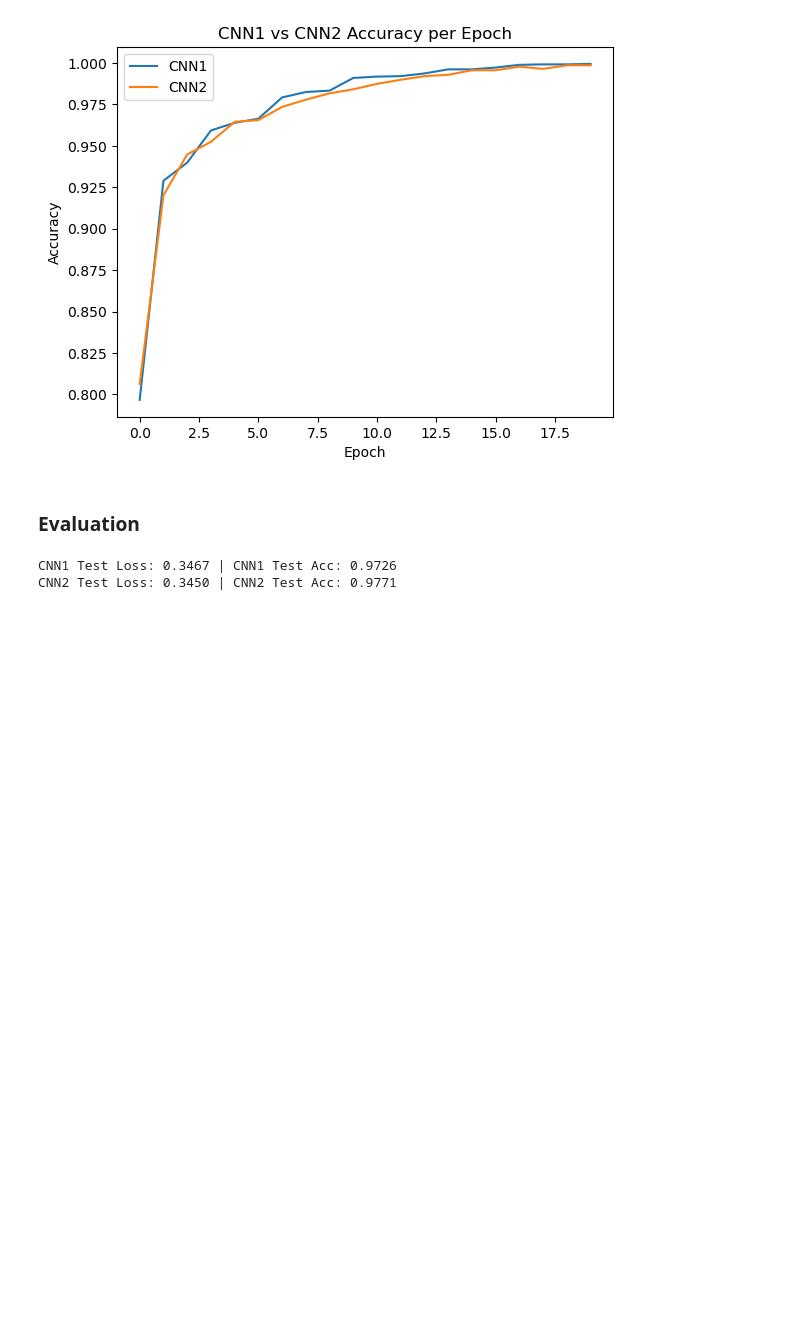
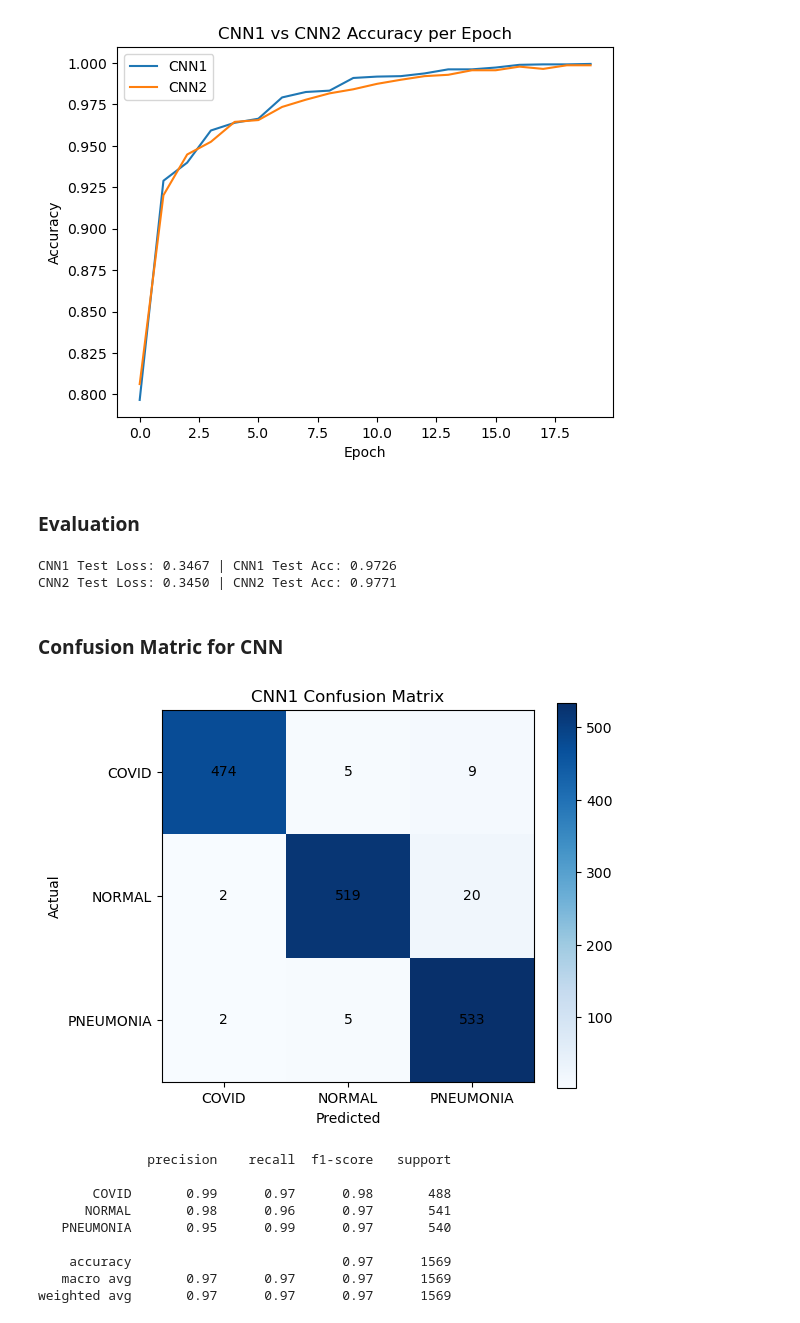
Before and after one commit to Hershykhehra1/ChestXrayImages, a Jupyter notebook: main.ipynb, the cells around one changed output. Saved outputs shown, nothing was run; the diff lists cells and outputs as text; code cells hidden in the pictures; blank space fills up the shorter version.

```diff
--- a/main.ipynb
+++ b/main.ipynb
@@ -510,3 +597,48 @@ print(f"CNN2 Test Loss: {cnn2TestMetrics['loss']:.4f} | CNN2 Test Acc: {cnn2Test
 # %% [output]
 CNN1 Test Loss: 0.3467 | CNN1 Test Acc: 0.9726
 CNN2 Test Loss: 0.3450 | CNN2 Test Acc: 0.9771
+# %% [markdown]
+### Confusion Matric for CNN
+# %%
+allPreds  = []
+allLabels = []
+
+cnn1Model.eval()
+with torch.no_grad():
+    for images, labels in test_loader:
+        images = images.to(device)
+        outputs = cnn1Model(images)
+        predictions = outputs.argmax(dim=1)
+        allPreds  += predictions.cpu().tolist()
+        allLabels += labels.tolist()
+
+classNames = ["COVID", "NORMAL", "PNEUMONIA"]
+
+cm = confusion_matrix(allLabels, allPreds)
+plt.figure(figsize=(6, 5))
+plt.imshow(cm, cmap="Blues")
+plt.title("CNN1 Confusion Matrix")
+plt.colorbar()
+plt.xticks([0, 1, 2], classNames)
+plt.yticks([0, 1, 2], classNames)
+plt.xlabel("Predicted")
+plt.ylabel("Actual")
+
+for i in range(3):
+    for j in range(3):
+        plt.text(j, i, str(cm[i][j]), ha="center", va="center", color="black")
+
+plt.show()
+
+print(classification_report(allLabels, allPreds, target_names=classNames))
+# %% [output]
+[figure, added]
+              precision    recall  f1-score   support
+
+       COVID       0.99      0.97      0.98       488
+      NORMAL       0.98      0.96      0.97       541
+   PNEUMONIA       0.95      0.99      0.97       540
+
+    accuracy                           0.97      1569
+   macro avg       0.97      0.97      0.97      1569
+weighted avg       0.97      0.97      0.97      1569
```
Also changed, not shown: parts of 6 cells of this notebook.
